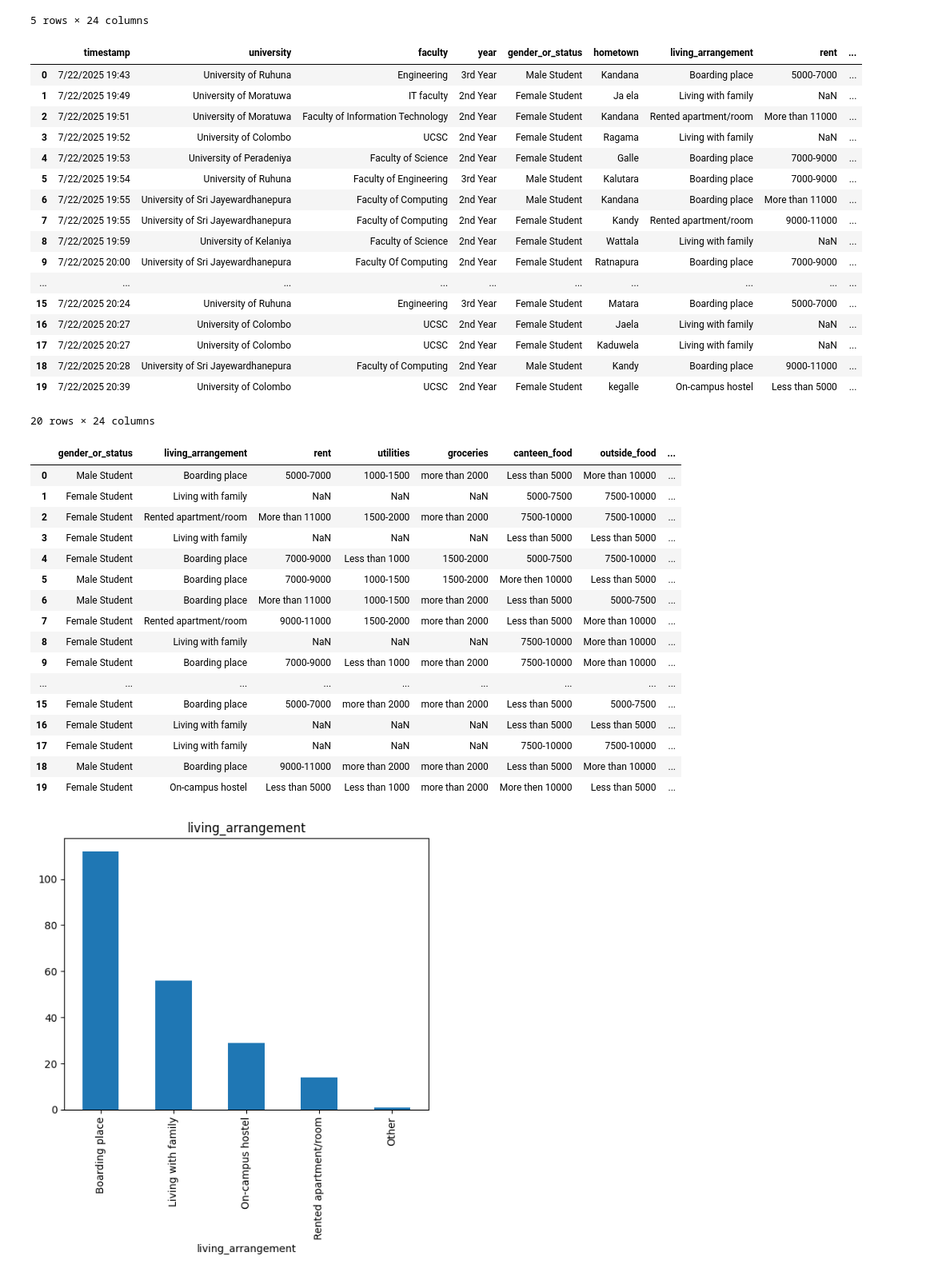
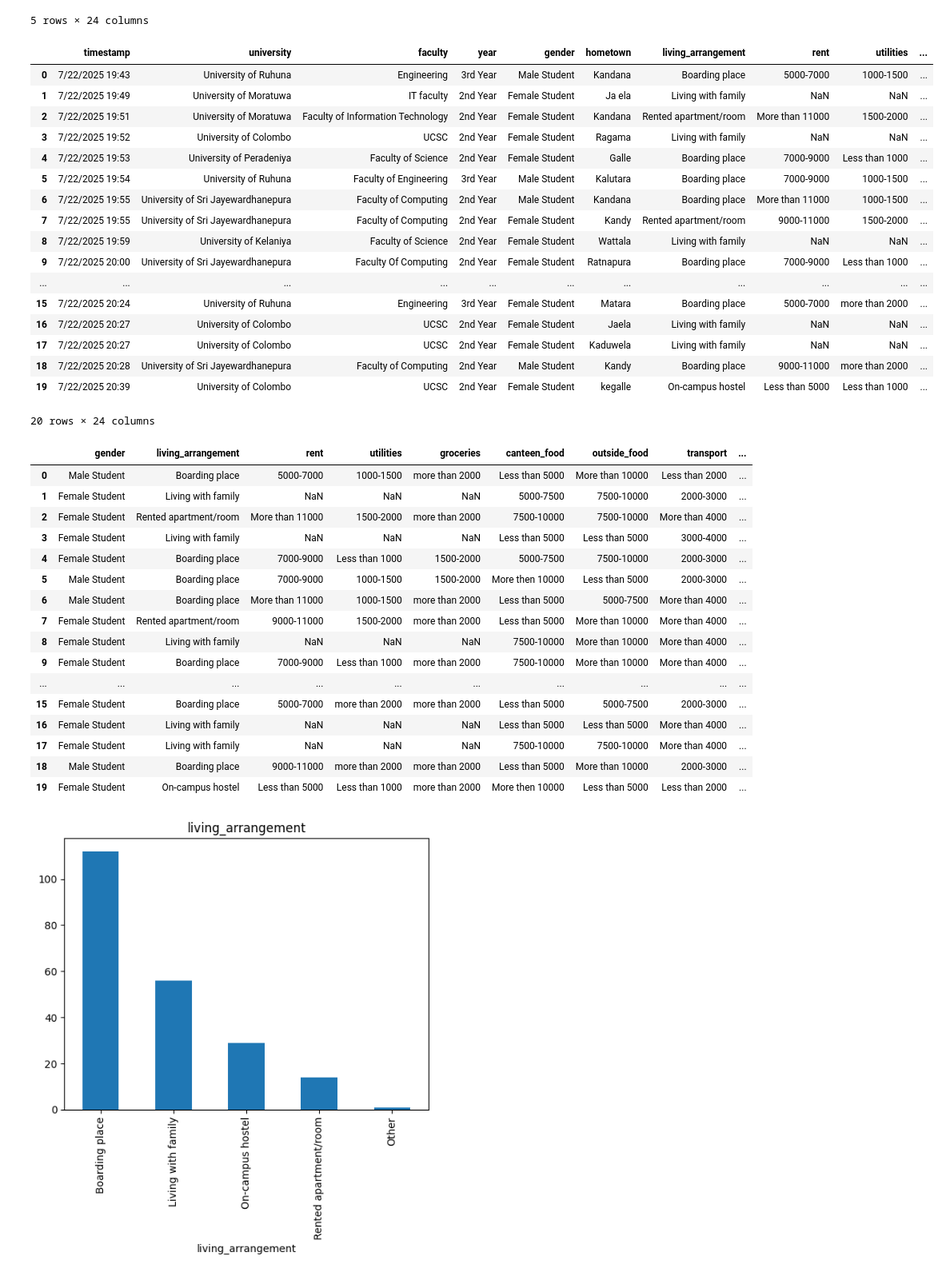
Before and after one commit to Pasindu115530/Static-Project, a Jupyter notebook: test.ipynb, the cells around one changed output. Shown at 80% size. Saved outputs shown, nothing was run; the diff lists cells and outputs as text; code cells hidden in the pictures.

```diff
--- a/test.ipynb
+++ b/test.ipynb
@@ -36,7 +36,7 @@ col_rename_map = {
     "Which university are you currently enrolled in?": "university",
     "What is your Faculty?": "faculty",
     "What year are you currently studying in?": "year",
-    "Are you?": "gender_or_status",
+    "Are you?": "gender",
     "What is your hometown?": "hometown",
     "What is your current living arrangement?": "living_arrangement",
     "How much do you pay monthly for rent or accommodation? ": "rent",
@@ -56,35 +56,35 @@ col_rename_map = {
     "How much do you spend each month on gym memberships or sports activities? (Answer only if you responded “Yes” to the previous question.)": "gym_cost",
     "On average, what is your total monthly expenditure?": "total_expenses",
     " Do you feel that your current monthly expenses are manageable based on your income or financial support (e.g., family support, scholarships, part-time jobs)?": "expenses_manageable",
     "What are your average monthly medical expenses (doctor visits, medication, health insurance)? (Answer only if you responded “No” to the previous question.)" : "medical_cost",
     "Do you currently pay for a gym or sports club membership ? (Answer only if you responded “No” to the previous question.)": "gym_no"
 }
 
 # Apply renaming
 df.rename(columns=col_rename_map, inplace=True)
 # columns_to_remove = ["timestamp", "university", "faculty", "year", "hometown", "expenses_manageable", "free_medical" , "gym_member" , "gym_paid","total_expenses" ]
 
 # df.drop(columns=columns_to_remove, inplace=True, errors="ignore")
 
 display(df.head(20))
 # %% [output]
-|  | timestamp | university | faculty | year | gender_or_status | hometown | living_arrangement | rent | ... |
-| 0 | 7/22/2025 19:43 | University of Ruhuna | Engineering | 3rd Year | Male Student | Kandana | Boarding place | 5000-7000 | ... |
-| 1 | 7/22/2025 19:49 | University of Moratuwa | IT faculty | 2nd Year | Female Student | Ja ela | Living with family | NaN | ... |
-| 2 | 7/22/2025 19:51 | University of Moratuwa | Faculty of Information Technology | 2nd Year | Female Student | Kandana | Rented apartment/room | More than 11000 | ... |
-| 3 | 7/22/2025 19:52 | University of Colombo | UCSC | 2nd Year | Female Student | Ragama | Living with family | NaN | ... |
-| 4 | 7/22/2025 19:53 | University of Peradeniya | Faculty of Science | 2nd Year | Female Student | Galle | Boarding place | 7000-9000 | ... |
-| 5 | 7/22/2025 19:54 | University of Ruhuna | Faculty of Engineering | 3rd Year | Male Student | Kalutara | Boarding place | 7000-9000 | ... |
-| 6 | 7/22/2025 19:55 | University of Sri Jayewardhanepura | Faculty of Computing | 2nd Year | Male Student | Kandana | Boarding place | More than 11000 | ... |
-| 7 | 7/22/2025 19:55 | University of Sri Jayewardhanepura | Faculty of Computing | 2nd Year | Female Student | Kandy | Rented apartment/room | 9000-11000 | ... |
-| 8 | 7/22/2025 19:59 | University of Kelaniya | Faculty of Science | 2nd Year | Female Student | Wattala | Living with family | NaN | ... |
-| 9 | 7/22/2025 20:00 | University of Sri Jayewardhanepura | Faculty Of Computing | 2nd Year | Female Student | Ratnapura | Boarding place | 7000-9000 | ... |
-| ... | ... | ... | ... | ... | ... | ... | ... | ... | ... |
-| 15 | 7/22/2025 20:24 | University of Ruhuna | Engineering | 3rd Year | Female Student | Matara | Boarding place | 5000-7000 | ... |
-| 16 | 7/22/2025 20:27 | University of Colombo | UCSC | 2nd Year | Female Student | Jaela | Living with family | NaN | ... |
-| 17 | 7/22/2025 20:27 | University of Colombo | UCSC | 2nd Year | Female Student | Kaduwela | Living with family | NaN | ... |
-| 18 | 7/22/2025 20:28 | University of Sri Jayewardhanepura | Faculty of Computing | 2nd Year | Male Student | Kandy | Boarding place | 9000-11000 | ... |
-| 19 | 7/22/2025 20:39 | University of Colombo | UCSC | 2nd Year | Female Student | kegalle | On-campus hostel | Less than 5000 | ... |
+|  | timestamp | university | faculty | year | gender | hometown | living_arrangement | rent | utilities | ... |
+| 0 | 7/22/2025 19:43 | University of Ruhuna | Engineering | 3rd Year | Male Student | Kandana | Boarding place | 5000-7000 | 1000-1500 | ... |
+| 1 | 7/22/2025 19:49 | University of Moratuwa | IT faculty | 2nd Year | Female Student | Ja ela | Living with family | NaN | NaN | ... |
+| 2 | 7/22/2025 19:51 | University of Moratuwa | Faculty of Information Technology | 2nd Year | Female Student | Kandana | Rented apartment/room | More than 11000 | 1500-2000 | ... |
+| 3 | 7/22/2025 19:52 | University of Colombo | UCSC | 2nd Year | Female Student | Ragama | Living with family | NaN | NaN | ... |
+| 4 | 7/22/2025 19:53 | University of Peradeniya | Faculty of Science | 2nd Year | Female Student | Galle | Boarding place | 7000-9000 | Less than 1000 | ... |
+| 5 | 7/22/2025 19:54 | University of Ruhuna | Faculty of Engineering | 3rd Year | Male Student | Kalutara | Boarding place | 7000-9000 | 1000-1500 | ... |
+| 6 | 7/22/2025 19:55 | University of Sri Jayewardhanepura | Faculty of Computing | 2nd Year | Male Student | Kandana | Boarding place | More than 11000 | 1000-1500 | ... |
+| 7 | 7/22/2025 19:55 | University of Sri Jayewardhanepura | Faculty of Computing | 2nd Year | Female Student | Kandy | Rented apartment/room | 9000-11000 | 1500-2000 | ... |
+| 8 | 7/22/2025 19:59 | University of Kelaniya | Faculty of Science | 2nd Year | Female Student | Wattala | Living with family | NaN | NaN | ... |
+| 9 | 7/22/2025 20:00 | University of Sri Jayewardhanepura | Faculty Of Computing | 2nd Year | Female Student | Ratnapura | Boarding place | 7000-9000 | Less than 1000 | ... |
+| ... | ... | ... | ... | ... | ... | ... | ... | ... | ... | ... |
+| 15 | 7/22/2025 20:24 | University of Ruhuna | Engineering | 3rd Year | Female Student | Matara | Boarding place | 5000-7000 | more than 2000 | ... |
+| 16 | 7/22/2025 20:27 | University of Colombo | UCSC | 2nd Year | Female Student | Jaela | Living with family | NaN | NaN | ... |
+| 17 | 7/22/2025 20:27 | University of Colombo | UCSC | 2nd Year | Female Student | Kaduwela | Living with family | NaN | NaN | ... |
+| 18 | 7/22/2025 20:28 | University of Sri Jayewardhanepura | Faculty of Computing | 2nd Year | Male Student | Kandy | Boarding place | 9000-11000 | more than 2000 | ... |
+| 19 | 7/22/2025 20:39 | University of Colombo | UCSC | 2nd Year | Female Student | kegalle | On-campus hostel | Less than 5000 | Less than 1000 | ... |
 20 rows × 24 columns
 # %%
 columns_to_remove = ["timestamp", "university", "faculty", "year", "hometown", "expenses_manageable", "free_medical" , "gym_member" , "gym_paid","gym_no" ]
@@ -94,23 +94,23 @@ df.drop(columns=columns_to_remove, inplace=True, errors="ignore")
 # Show updated columns
 display(df.head(20))
 # %% [output]
-|  | gender_or_status | living_arrangement | rent | utilities | groceries | canteen_food | outside_food | ... |
-| 0 | Male Student | Boarding place | 5000-7000 | 1000-1500 | more than 2000 | Less than 5000 | More than 10000 | ... |
-| 1 | Female Student | Living with family | NaN | NaN | NaN | 5000-7500 | 7500-10000 | ... |
-| 2 | Female Student | Rented apartment/room | More than 11000 | 1500-2000 | more than 2000 | 7500-10000 | 7500-10000 | ... |
-| 3 | Female Student | Living with family | NaN | NaN | NaN | Less than 5000 | Less than 5000 | ... |
-| 4 | Female Student | Boarding place | 7000-9000 | Less than 1000 | 1500-2000 | 5000-7500 | 7500-10000 | ... |
-| 5 | Male Student | Boarding place | 7000-9000 | 1000-1500 | 1500-2000 | More then 10000 | Less than 5000 | ... |
-| 6 | Male Student | Boarding place | More than 11000 | 1000-1500 | more than 2000 | Less than 5000 | 5000-7500 | ... |
-| 7 | Female Student | Rented apartment/room | 9000-11000 | 1500-2000 | more than 2000 | Less than 5000 | More than 10000 | ... |
-| 8 | Female Student | Living with family | NaN | NaN | NaN | 7500-10000 | More than 10000 | ... |
-| 9 | Female Student | Boarding place | 7000-9000 | Less than 1000 | more than 2000 | 7500-10000 | More than 10000 | ... |
-| ... | ... | ... | ... | ... | ... | ... | ... | ... |
-| 15 | Female Student | Boarding place | 5000-7000 | more than 2000 | more than 2000 | Less than 5000 | 5000-7500 | ... |
-| 16 | Female Student | Living with family | NaN | NaN | NaN | Less than 5000 | Less than 5000 | ... |
-| 17 | Female Student | Living with family | NaN | NaN | NaN | 7500-10000 | 7500-10000 | ... |
-| 18 | Male Student | Boarding place | 9000-11000 | more than 2000 | more than 2000 | Less than 5000 | More than 10000 | ... |
-| 19 | Female Student | On-campus hostel | Less than 5000 | Less than 1000 | more than 2000 | More then 10000 | Less than 5000 | ... |
+|  | gender | living_arrangement | rent | utilities | groceries | canteen_food | outside_food | transport | ... |
+| 0 | Male Student | Boarding place | 5000-7000 | 1000-1500 | more than 2000 | Less than 5000 | More than 10000 | Less than 2000 | ... |
+| 1 | Female Student | Living with family | NaN | NaN | NaN | 5000-7500 | 7500-10000 | 2000-3000 | ... |
+| 2 | Female Student | Rented apartment/room | More than 11000 | 1500-2000 | more than 2000 | 7500-10000 | 7500-10000 | More than 4000 | ... |
+| 3 | Female Student | Living with family | NaN | NaN | NaN | Less than 5000 | Less than 5000 | 3000-4000 | ... |
+| 4 | Female Student | Boarding place | 7000-9000 | Less than 1000 | 1500-2000 | 5000-7500 | 7500-10000 | 2000-3000 | ... |
+| 5 | Male Student | Boarding place | 7000-9000 | 1000-1500 | 1500-2000 | More then 10000 | Less than 5000 | 2000-3000 | ... |
+| 6 | Male Student | Boarding place | More than 11000 | 1000-1500 | more than 2000 | Less than 5000 | 5000-7500 | More than 4000 | ... |
+| 7 | Female Student | Rented apartment/room | 9000-11000 | 1500-2000 | more than 2000 | Less than 5000 | More than 10000 | More than 4000 | ... |
+| 8 | Female Student | Living with family | NaN | NaN | NaN | 7500-10000 | More than 10000 | More than 4000 | ... |
+| 9 | Female Student | Boarding place | 7000-9000 | Less than 1000 | more than 2000 | 7500-10000 | More than 10000 | More than 4000 | ... |
+| ... | ... | ... | ... | ... | ... | ... | ... | ... | ... |
+| 15 | Female Student | Boarding place | 5000-7000 | more than 2000 | more than 2000 | Less than 5000 | 5000-7500 | 2000-3000 | ... |
+| 16 | Female Student | Living with family | NaN | NaN | NaN | Less than 5000 | Less than 5000 | More than 4000 | ... |
+| 17 | Female Student | Living with family | NaN | NaN | NaN | 7500-10000 | 7500-10000 | More than 4000 | ... |
+| 18 | Male Student | Boarding place | 9000-11000 | more than 2000 | more than 2000 | Less than 5000 | More than 10000 | 2000-3000 | ... |
+| 19 | Female Student | On-campus hostel | Less than 5000 | Less than 1000 | more than 2000 | More then 10000 | Less than 5000 | Less than 2000 | ... |
 # %%
 import matplotlib.pyplot as plt
 
```
Also changed, not shown: parts of 4 cells of this notebook.
